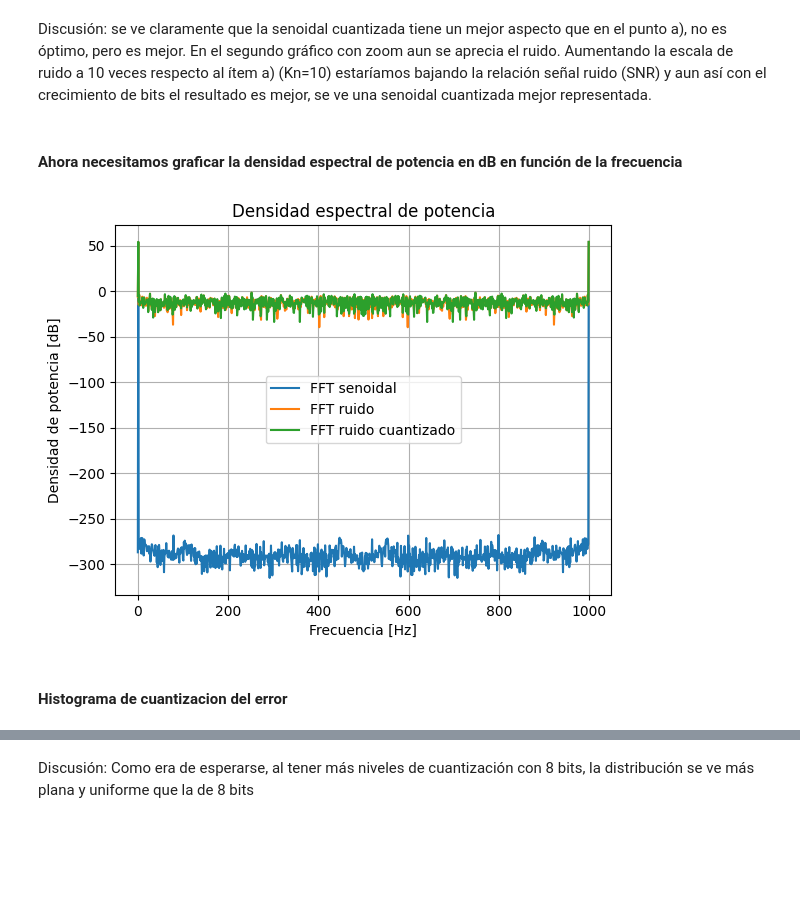
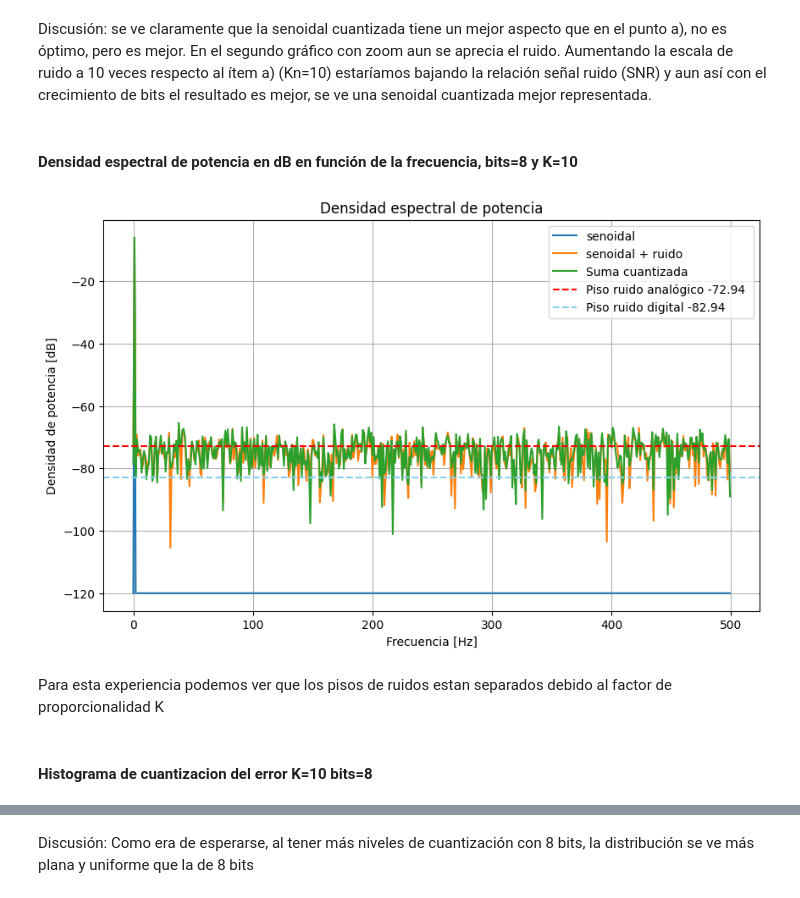
Before and after one commit to mariano1602/APS_2026, a Jupyter notebook: TS2_Marianogonzalez.ipynb, the cells around one changed output, grey strips where cells are left out. Saved outputs shown, nothing was run; the diff lists cells and outputs as text; code cells hidden in the pictures; blank space fills up the shorter version.

Commit message:
experiencias

```diff
--- a/TS2_Marianogonzalez.ipynb
+++ b/TS2_Marianogonzalez.ipynb
@@ -34,6 +34,7 @@ nn=fs #muestra
 f0=int(fs/nn) #f0
 df=f0 #resolucion espectral
 ts=1/fs # periodo muestreo
+eps=1e-12
 # %% [markdown]
 ## Parámetros de la secuencia de ruido y cuantizador
 
@@ -205,43 +220,58 @@ plt.show()
 # %% [markdown]
 Discusión: se ve claramente que la senoidal cuantizada tiene un mejor aspecto que en el punto a), no es óptimo, pero es mejor. En el segundo gráfico con zoom aun se aprecia el ruido. Aumentando la escala de ruido a 10 veces respecto al ítem a) (Kn=10) estaríamos bajando la relación señal ruido (SNR) y aun así con el crecimiento de bits el resultado es mejor, se ve una senoidal cuantizada mejor representada.
 # %% [markdown]
-#### Ahora necesitamos graficar la densidad espectral de potencia en dB en función de la frecuencia
+#### Densidad espectral de potencia en dB en función de la frecuencia, bits=8 y K=10
 # %%
 # %% FFTs
+from numpy.fft import fft, fftfreq #lo tuve que importar de nuevo porque el notebook no me calculaba el XXQabs_2
+# FFT de senoidal limpia
+XX = fft(xx)
+PSD_xx = (np.abs(XX)**2) / (nn * fs)
 
-# FFT de senoidal limpia
-XX=fft(xx)
-XXabs=np.abs(XX)
-XXabs_2=(XXabs**2)/nn # densidad espectral
+# FFT de senoidal + ruido
+SR = fft(sr)
+PSD_sr = (np.abs(SR)**2) / (nn * fs)
 
-#FFT de senoidal + ruido
-SR=fft(sr)
-SRabs=np.abs(SR)
-SRabs_2=(SRabs**2)/nn  # densidad espectral
+# FFT de senoidal + ruido cuantizada
+XXQ = fft(xxq)
+PSD_xxq = (np.abs(XXQ)**2) / (nn * fs)
 
-#FTT de senoidal + ruido cuantizada
-XXQ=fft(xxq)
-XXQabs=np.abs(XXQ)
-XXQabs_2=(XXQabs**2)/nn  # densidad espectral
+#FX = np.arange(nn)*df #defino el eje X en Hertz
 
-FX= np.arange(nn)*df #defino el eje X en Hertz
+# Eje de frecuencias en Hertz
+FX = fftfreq(nn, ts)  # incluye positivas y negativas
+mask = FX >= 0        # nos quedamos con la parte positiva
 
-plt.figure(3)
-plt.clf()
-plt.plot(FX,np.log10(XXabs_2)*10, label="FFT senoidal")
-plt.plot(FX,np.log10(SRabs_2)*10, label="FFT ruido")
-plt.plot(FX,np.log10(XXQabs_2)*10, label="FFT ruido cuantizado")
-plt.plot()
-plt.grid()
+# Pasar a dB/Hz
+#PSD_xx_db  = 10*np.log10(PSD_xx[mask] + eps)
+PSD_xx_db = 10*np.log10(PSD_xx[mask] +eps)
+PSD_sr_db  = 10*np.log10(PSD_sr[mask] + eps)
+PSD_xxq_db = 10*np.log10(PSD_xxq[mask] + eps)
+
+# Pisos de ruido teóricos
+N_analog_db  = 10*np.log10((pn/fs) + eps)
+N_digital_db = 10*np.log10((pq/fs)+ eps)
+
+plt.figure(figsize=(10,6))
+plt.plot(FX[mask], PSD_xx_db, label="senoidal")
+plt.plot(FX[mask], PSD_sr_db, label="senoidal + ruido")
+plt.plot(FX[mask], PSD_xxq_db, label="Suma cuantizada")
+
+# Líneas horizontales de referencia
+plt.axhline(N_analog_db, color='red', linestyle='--', label=f"Piso ruido analógico {N_analog_db:.2f} ")
+plt.axhline(N_digital_db, color='skyblue', linestyle='--', label=f"Piso ruido digital {N_digital_db:.2f}")
 plt.title("Densidad espectral de potencia")
 plt.ylabel('Densidad de potencia [dB]')
 plt.xlabel('Frecuencia [Hz]')
+plt.grid()
 plt.legend()
 plt.show()
 # %% [output]
-[figure, old version]
+[figure, new version]
+# %% [markdown]
+Para esta experiencia podemos ver que los pisos de ruidos estan separados debido al factor de proporcionalidad K
 # %% [markdown]
-#### Histograma de cuantizacion del error
+#### Histograma de cuantizacion del error K=10 bits=8
 # %%
 # %% ruido cuantizado
 
```
Also changed, not shown: parts of 17 cells of this notebook.
